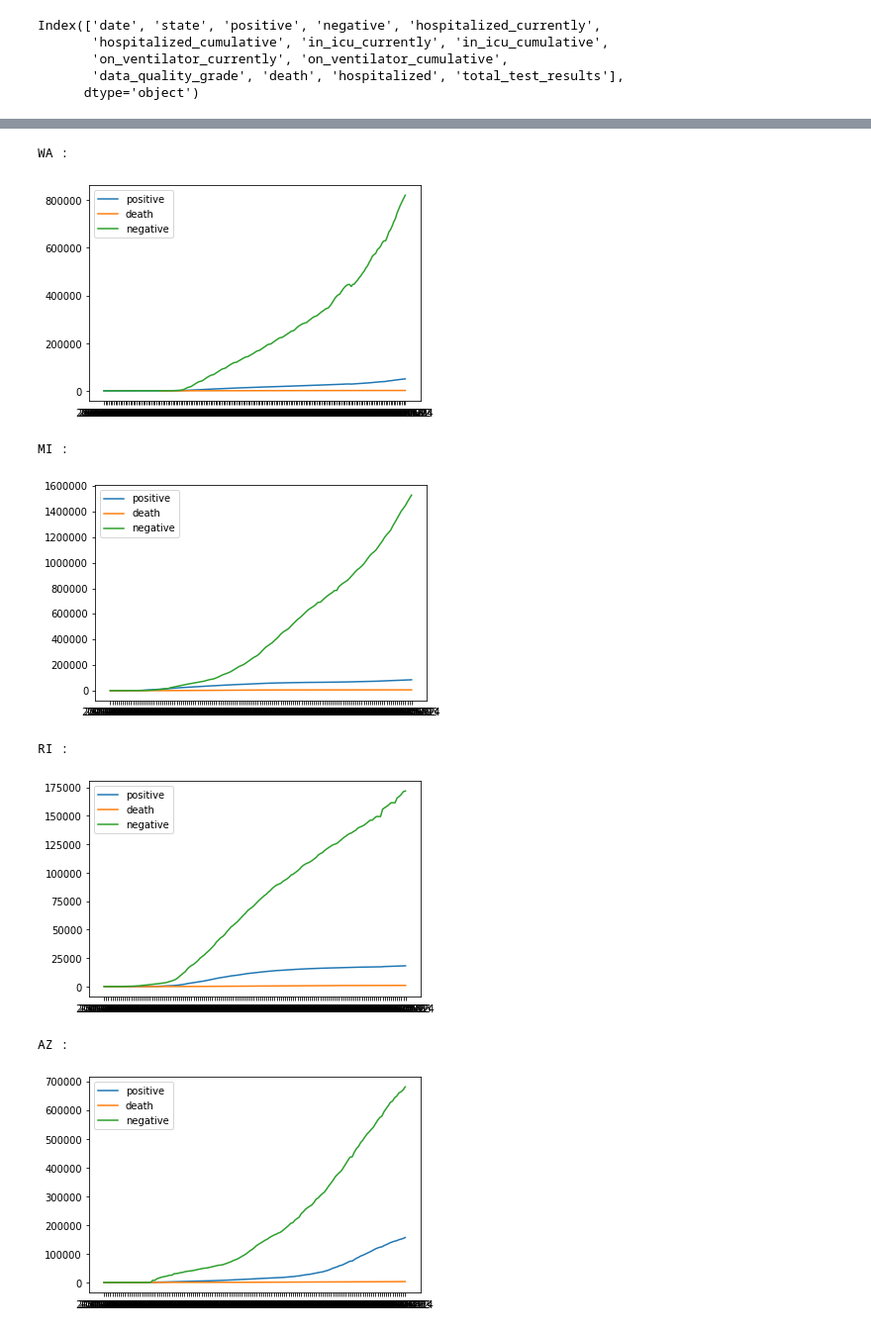
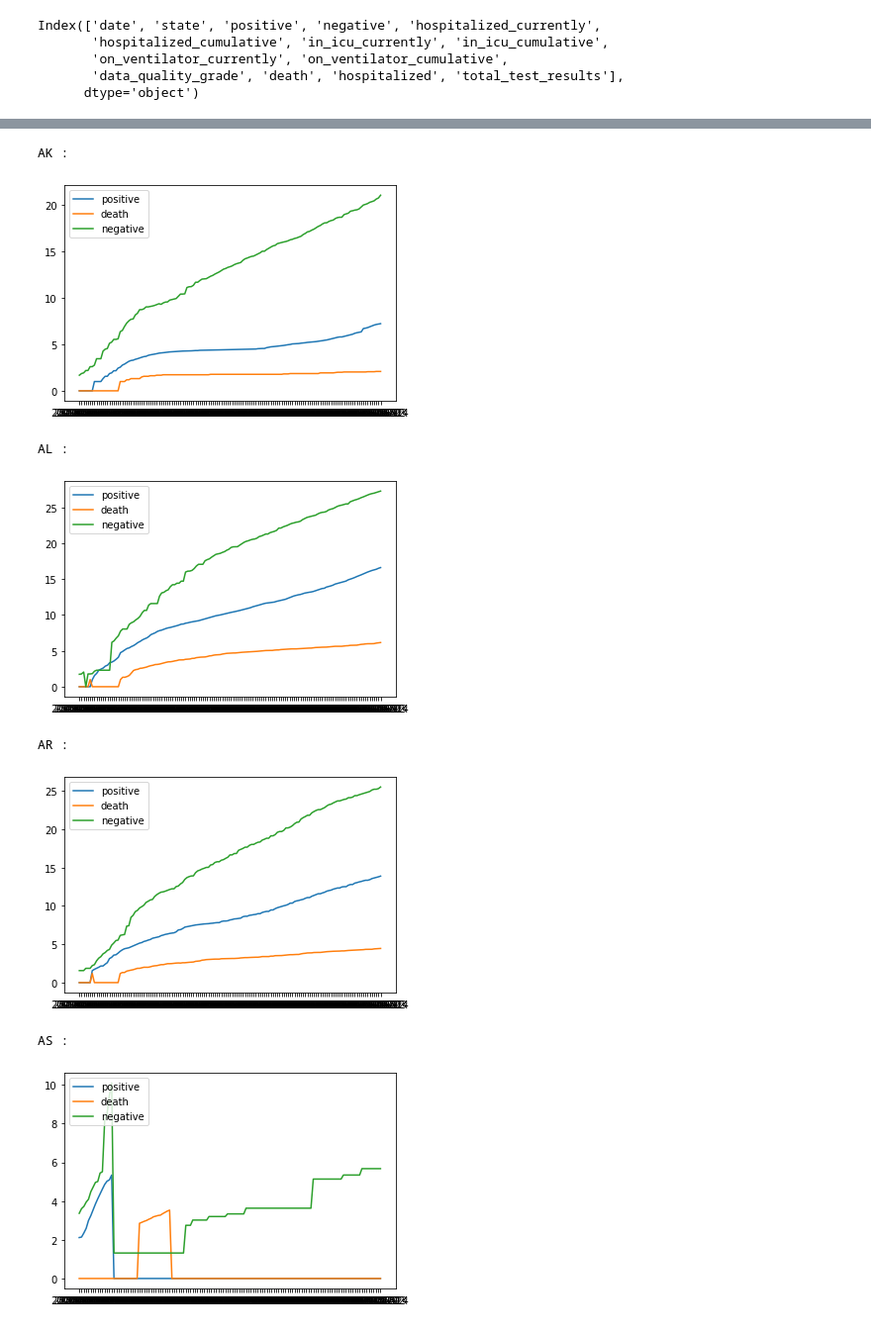
Before and after one commit to Raahulprem/Build_with_AI, a Jupyter notebook: covL.ipynb, the cells around one changed output, grey strips where cells are left out. Shown at 99% size. Cells and saved outputs as stored; diff of their text form; code cells hidden in the pictures.

```diff
--- a/covL.ipynb
+++ b/covL.ipynb
@@ -63,5 +61,5 @@ df_copy.tail()
 # %%
-df_copy.drop(['fips_code', 'iso_subdivision','last_update_et', 'death_increase','recovered','hash','total', 'date_checked','pending','pos_neg', 'fips', 'death_increase','load_time','hospitalized_increase', 'negative_increase', 'positive_increase','iso_country','total_test_results_increase'],axis=1,inplace=True)
+# df_copy.drop(['fips_code', 'iso_subdivision','last_update_et', 'death_increase','recovered','hash','total', 'date_checked','pending','pos_neg', 'fips', 'death_increase','load_time','hospitalized_increase', 'negative_increase', 'positive_increase','iso_country','total_test_results_increase'],axis=1,inplace=True)
 # %%
 # Mysubmission = df_copy
 # Mysubmission.to_csv('covdata.csv', index=False)
@@ -121,0 +116,4 @@ FL :
+# %%
+for u in columnData:
+    df_copy[u]=np.sqrt(df_copy[u])
+df_copy.tail()
@@ -122,21 +137,18 @@ FL :
 # %%
-i=1
-# plt.figure(figsize=(100,70))
 for d in x:
-    dfd=df_copy[df_copy["state"]==d]
+    dfd1=df_copy[df_copy["state"]==d]
     print(d,":")
-#     plt.subplot(14,4,i)
-    plt.plot(dfd["date"],dfd["positive"])
-    plt.plot(dfd["date"],dfd["death"])
-    plt.plot(dfd["date"],dfd["negative"])
+    plt.plot(dfd1["date"],dfd1["positive"])
+    plt.plot(dfd1["date"],dfd1["death"])
+    plt.plot(dfd1["date"],dfd1["negative"])
     plt.legend(["positive", "death","negative"], loc ="upper left")
     plt.show()
 # %% [output]
-WA :
+AK :
-[figure, old version]
+[figure, new version]
-MI :
+AL :
-[figure, old version]
+[figure, new version]
-RI :
+AR :
-[figure, old version]
+[figure, new version]
-AZ :
+AS :
-[figure, old version]
+[figure, new version]
```
Also changed, not shown: parts of 29 cells of this notebook.
